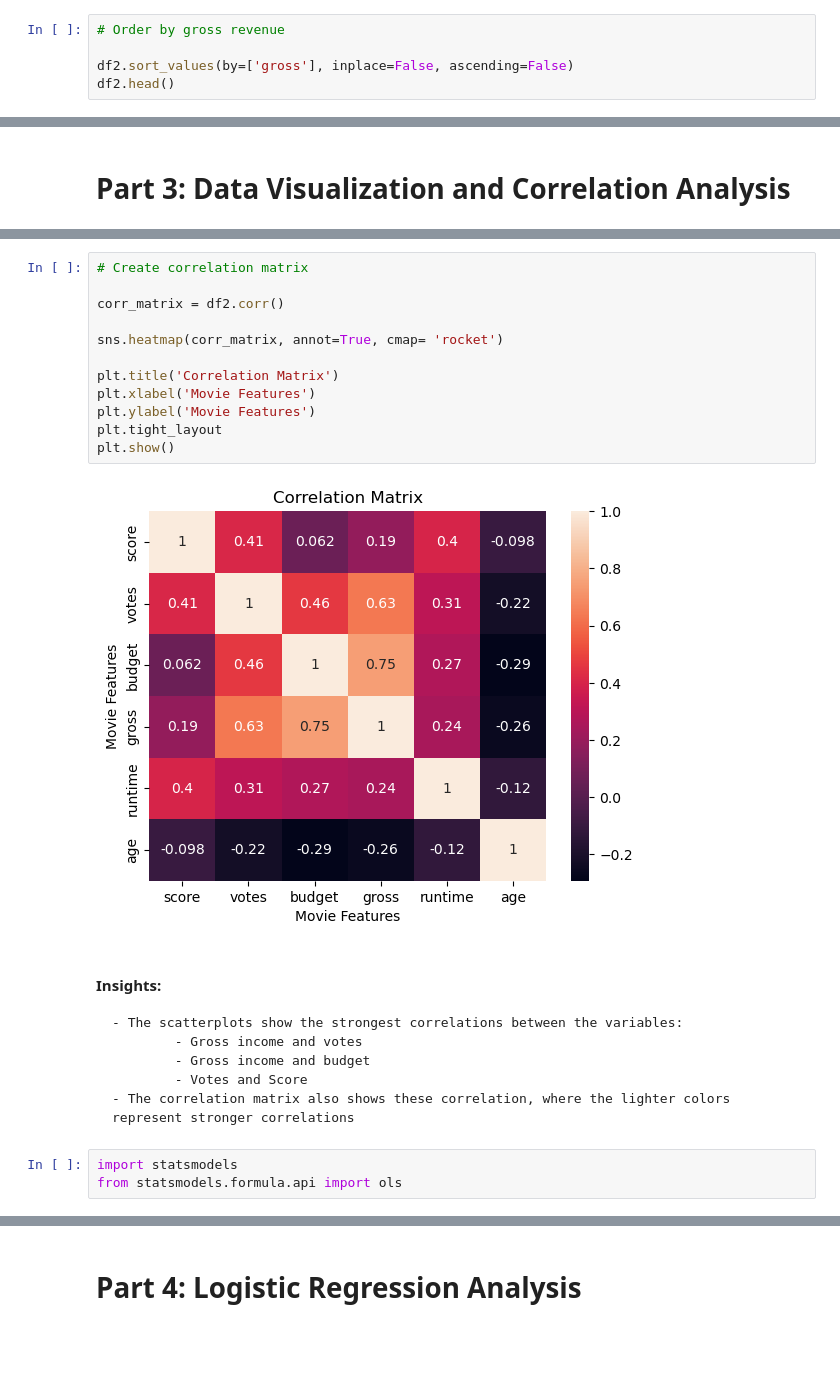
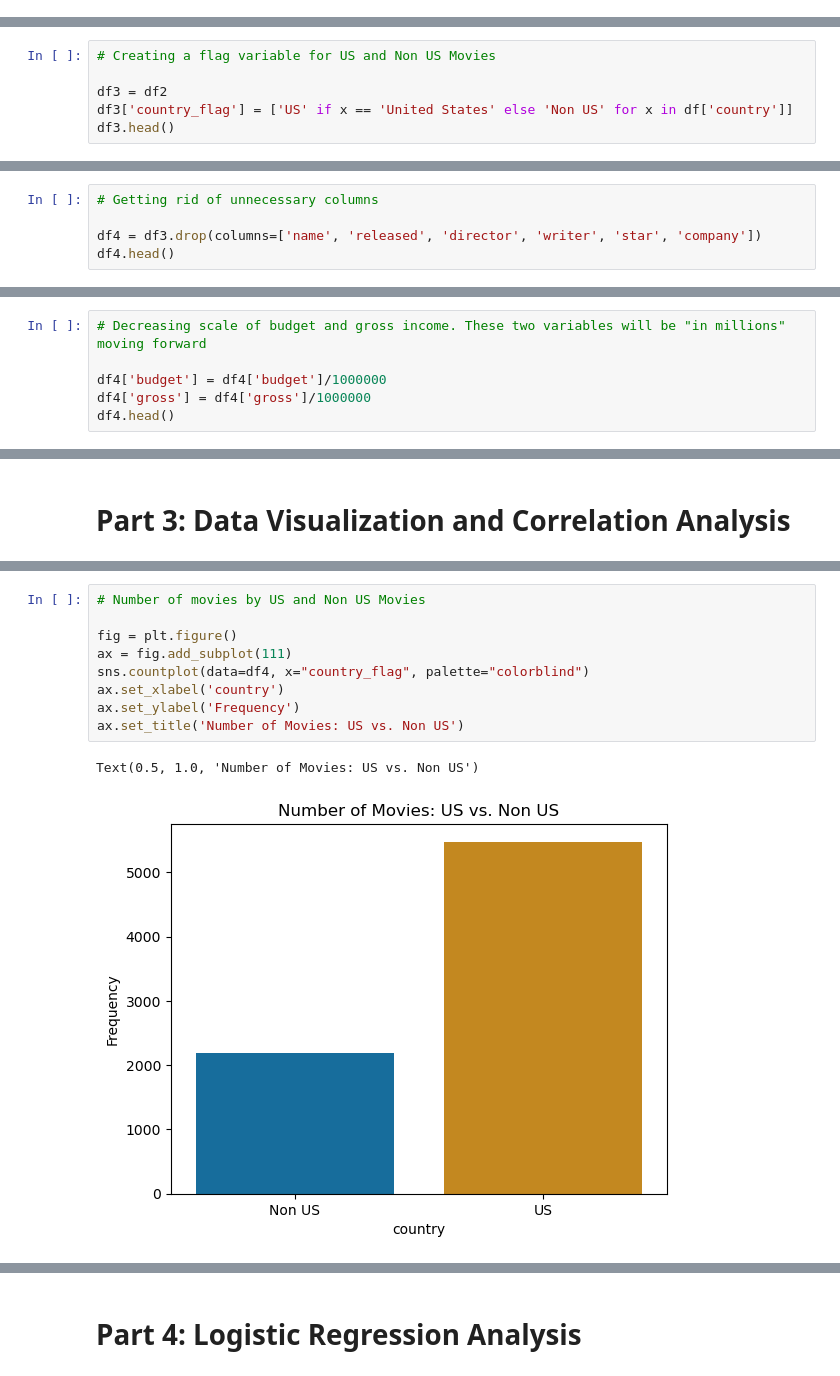
Before and after one commit to AnaliaColffer/Portfolio-Projects, a Jupyter notebook: Movies, Logistic Regression Analyis.ipynb, the cells around one changed output, grey strips where cells are left out. Saved outputs shown, nothing was run; the diff lists cells and outputs as text; blank space fills up the shorter version.

```diff
--- a/Movies, Logistic Regression Analyis.ipynb
+++ b/Movies, Logistic Regression Analyis.ipynb
@@ -223,6 +208 @@ dtypes: float64(5), int64(1), object(9)
 memory usage: 898.7+ KB
-# %%
-# Order by gross revenue
-
-df2.sort_values(by=['gross'], inplace=False, ascending=False)
-df2.head()
@@ -242,0 +209,6 @@ df2.head()
+# %%
+# Creating a flag variable for US and Non US Movies
+
+df3 = df2
+df3['country_flag'] = ['US' if x == 'United States' else 'Non US' for x in df['country']]
+df3.head()
@@ -242,0 +222,5 @@ df2.head()
+# %%
+# Getting rid of unnecessary columns
+
+df4 = df3.drop(columns=['name', 'released', 'director', 'writer', 'star', 'company'])
+df4.head()
@@ -242,0 +234,6 @@ df2.head()
+# %%
+# Decreasing scale of budget and gross income. These two variables will be "in millions" moving forward
+
+df4['budget'] = df4['budget']/1000000
+df4['gross'] = df4['gross']/1000000
+df4.head()
@@ -323,25 +256,12 @@ plt.show()
-# %%
-# Create correlation matrix
-
-corr_matrix = df2.corr()
-
-sns.heatmap(corr_matrix, annot=True, cmap= 'rocket')
-
-plt.title('Correlation Matrix')
-plt.xlabel('Movie Features')
-plt.ylabel('Movie Features')
-plt.tight_layout
-plt.show()
-# %% [output]
-[figure, removed]
-# %% [markdown]
-#### Insights:
-
-    - The scatterplots show the strongest correlations between the variables:
-            - Gross income and votes
-            - Gross income and budget
-            - Votes and Score
-    - The correlation matrix also shows these correlation, where the lighter colors represent stronger correlations
-# %%
-import statsmodels
-from statsmodels.formula.api import ols
+# %%
+# Number of movies by US and Non US Movies
+
+fig = plt.figure()
+ax = fig.add_subplot(111)
+sns.countplot(data=df4, x="country_flag", palette="colorblind")
+ax.set_xlabel('country')
+ax.set_ylabel('Frequency')
+ax.set_title('Number of Movies: US vs. Non US')
+# %% [output]
+Text(0.5, 1.0, 'Number of Movies: US vs. Non US')
+[figure, added]
```
Also changed, not shown: parts of 34 cells of this notebook.
